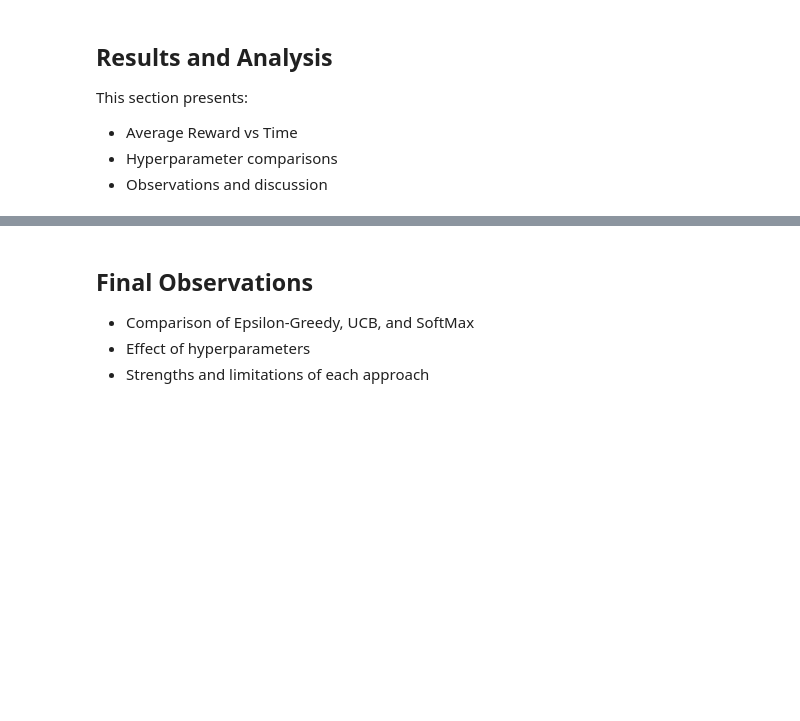
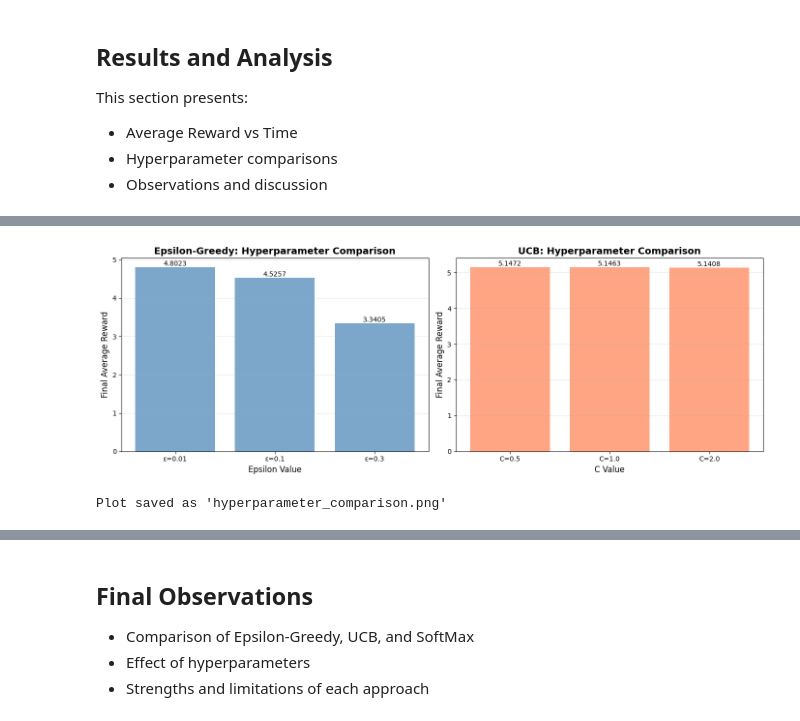
Before and after one commit to arnavmehta7/lab3-contextual-bandit, a Jupyter notebook: lab3_results_u20230130.ipynb, the cells around one changed output, grey strips where cells are left out. Cells and saved outputs as stored; diff of their text form; code cells hidden in the pictures; blank space fills up the shorter version.

```diff
--- a/lab3_results_u20230130.ipynb
+++ b/lab3_results_u20230130.ipynb
@@ -218,0 +733,42 @@ This section presents:
+# %%
+# Compare final average rewards for different hyperparameters
+fig, axes = plt.subplots(1, 2, figsize=(14, 5))
+
+# Epsilon comparison
+ax = axes[0]
+final_rewards_eps = [eg_results[eps]['cumulative_rewards'][-1] for eps in epsilon_values]
+bars = ax.bar([f'ε={eps}' for eps in epsilon_values], final_rewards_eps, color='steelblue', alpha=0.7)
+ax.set_xlabel('Epsilon Value', fontsize=12)
+ax.set_ylabel('Final Average Reward', fontsize=12)
+ax.set_title('Epsilon-Greedy: Hyperparameter Comparison', fontsize=14, fontweight='bold')
+ax.grid(True, alpha=0.3, axis='y')
+
+# Add value labels on bars
+for bar in bars:
+    height = bar.get_height()
+    ax.text(bar.get_x() + bar.get_width()/2., height,
+            f'{height:.4f}', ha='center', va='bottom', fontsize=10)
+
+# C comparison
+ax = axes[1]
+final_rewards_c = [ucb_results[c]['cumulative_rewards'][-1] for c in c_values]
+bars = ax.bar([f'C={c}' for c in c_values], final_rewards_c, color='coral', alpha=0.7)
+ax.set_xlabel('C Value', fontsize=12)
+ax.set_ylabel('Final Average Reward', fontsize=12)
+ax.set_title('UCB: Hyperparameter Comparison', fontsize=14, fontweight='bold')
+ax.grid(True, alpha=0.3, axis='y')
+
+# Add value labels on bars
+for bar in bars:
+    height = bar.get_height()
+    ax.text(bar.get_x() + bar.get_width()/2., height,
+            f'{height:.4f}', ha='center', va='bottom', fontsize=10)
+
+plt.tight_layout()
+plt.savefig('hyperparameter_comparison.png', dpi=300, bbox_inches='tight')
+plt.show()
+
+print("Plot saved as 'hyperparameter_comparison.png'")
+# %% [output]
+[figure, added]
+Plot saved as 'hyperparameter_comparison.png'
```
Also changed, not shown: parts of 20 cells of this notebook.
